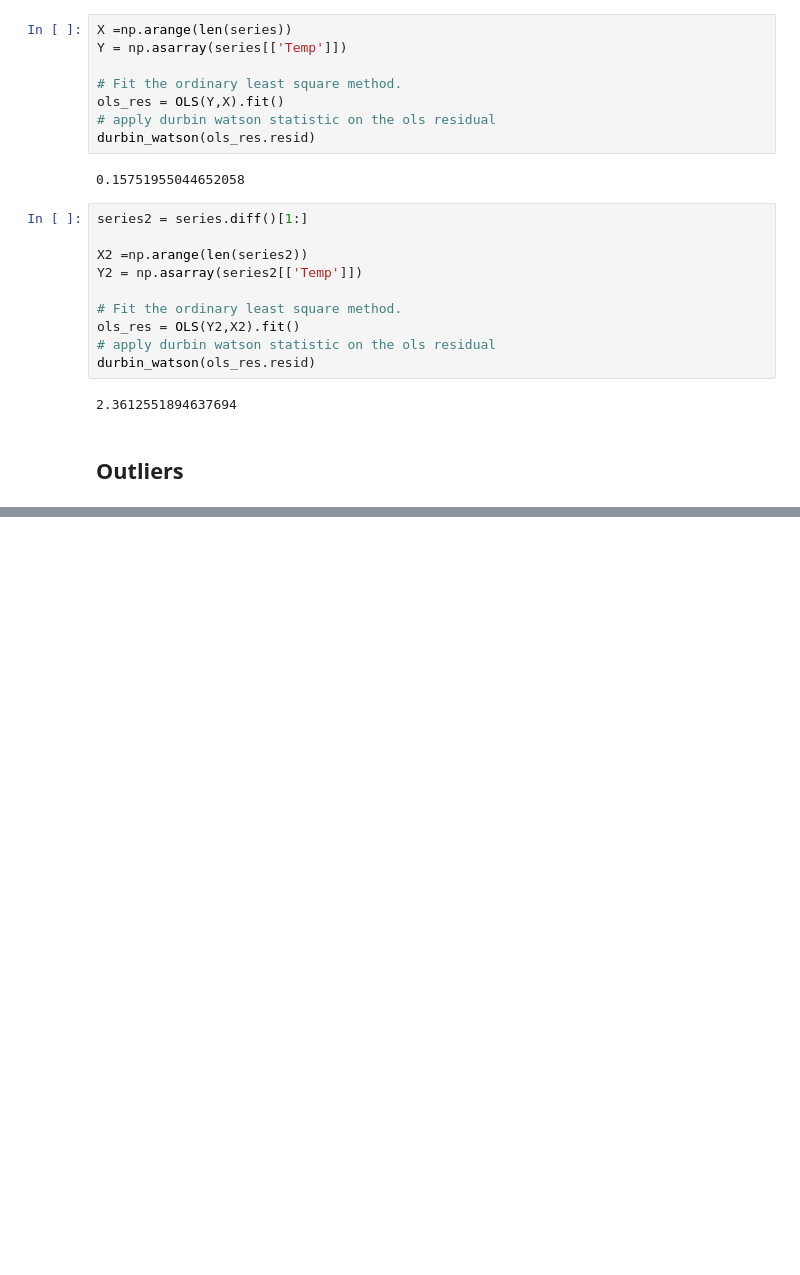
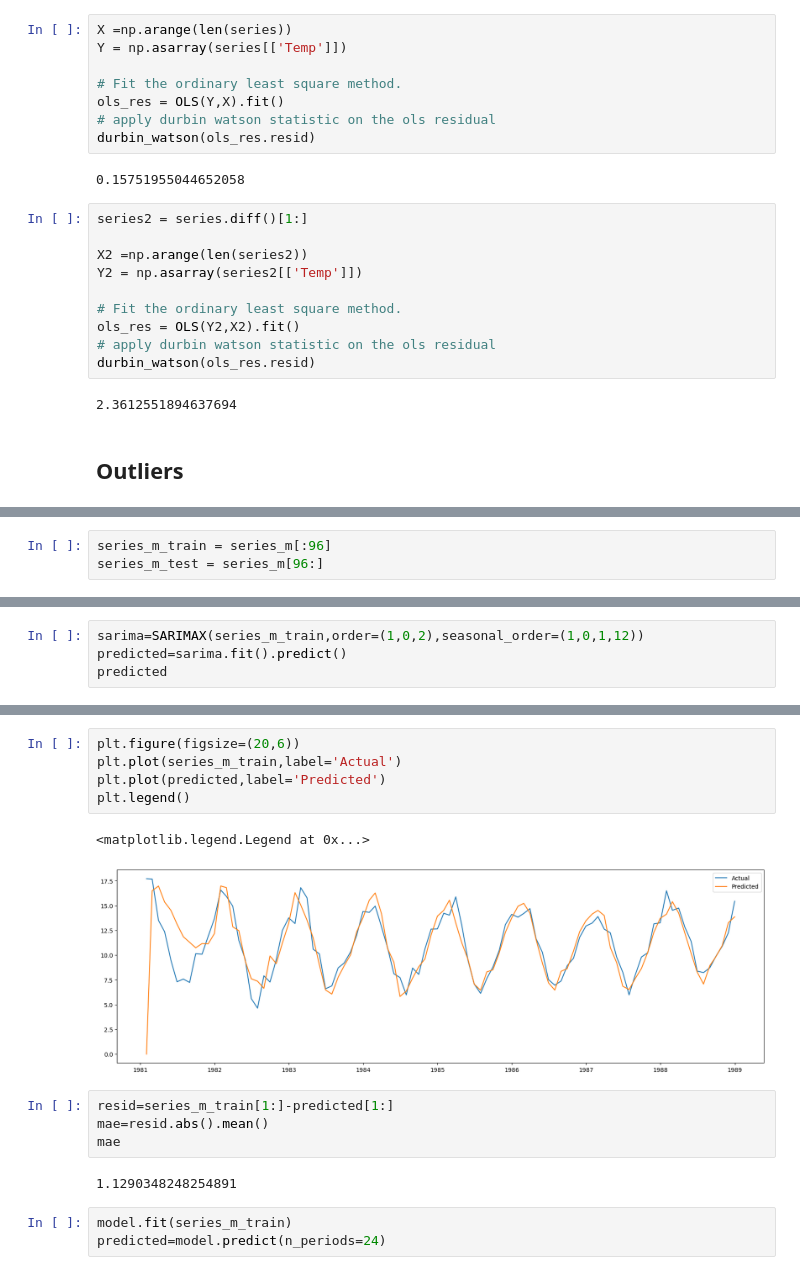
Before and after one commit to Matmozaur/Various-tools-and-notes, a Jupyter notebook: ML_related_concepts/Time_series/1D time series basics.ipynb, the cells around one changed output, grey strips where cells are left out. Cells and saved outputs as stored; diff of their text form; blank space fills up the shorter version.

```diff
--- a/ML_related_concepts/Time_series/1D time series basics.ipynb
+++ b/ML_related_concepts/Time_series/1D time series basics.ipynb
@@ -170,0 +241,3 @@ durbin_watson(ols_res.resid)
+# %%
+series_m_train = series_m[:96]
+series_m_test = series_m[96:]
@@ -170,0 +273,4 @@ durbin_watson(ols_res.resid)
+# %%
+sarima=SARIMAX(series_m_train,order=(1,0,2),seasonal_order=(1,0,1,12))
+predicted=sarima.fit().predict()
+predicted
@@ -170,0 +309,17 @@ durbin_watson(ols_res.resid)
+# %%
+plt.figure(figsize=(20,6))
+plt.plot(series_m_train,label='Actual')
+plt.plot(predicted,label='Predicted')
+plt.legend()
+# %% [output]
+<matplotlib.legend.Legend at 0x...>
+[figure, added]
+# %%
+resid=series_m_train[1:]-predicted[1:]
+mae=resid.abs().mean()
+mae
+# %% [output]
+1.1290348248254891
+# %%
+model.fit(series_m_train)
+predicted=model.predict(n_periods=24)
```
Also changed, not shown: parts of 18 cells of this notebook.
